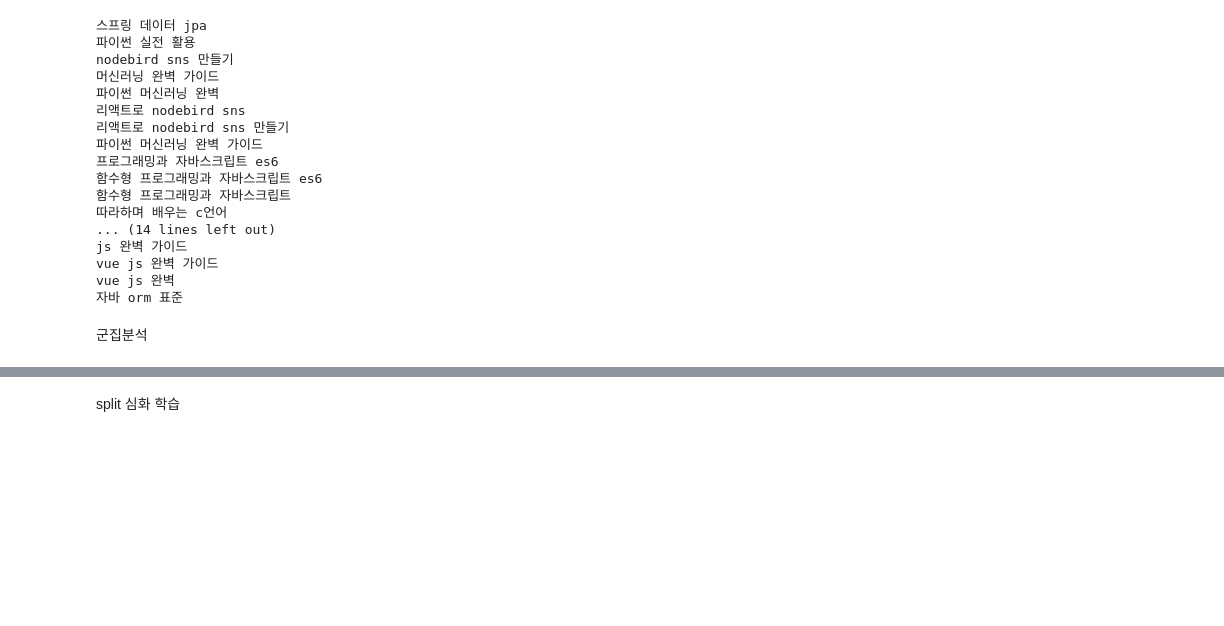
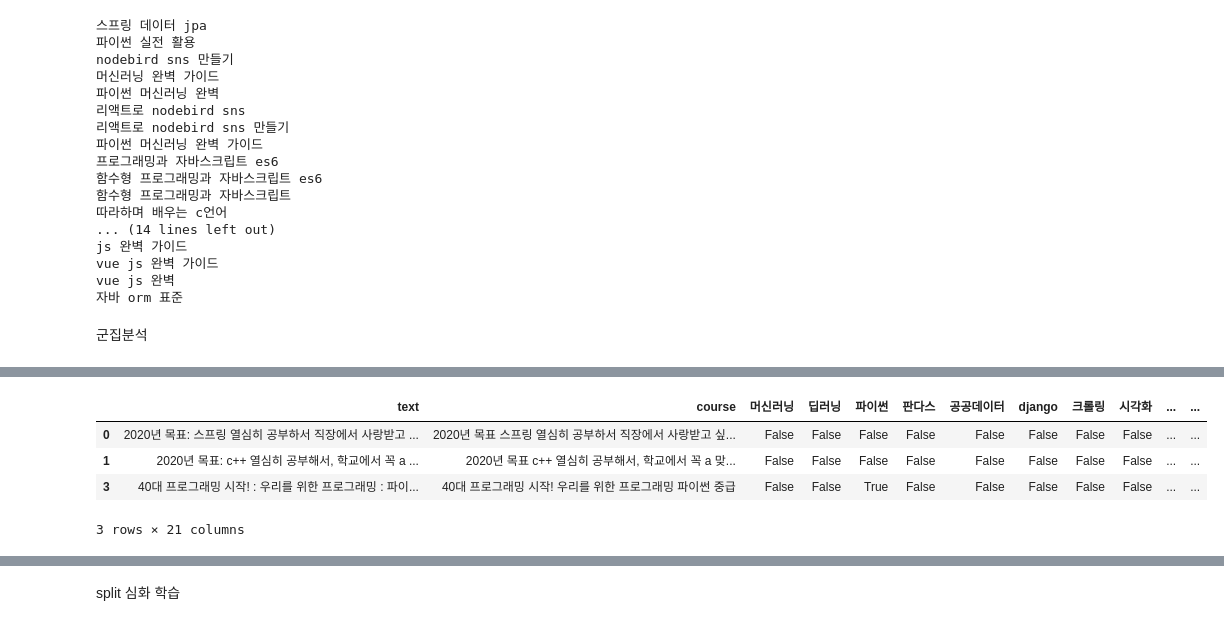
Before and after one commit to Kkimjiwoo/data_analysis_study, a Jupyter notebook: 실습/목표_comment_데이터분석.ipynb, the cells around one changed output, grey strips where cells are left out. Drawn from its saved outputs; the diff is of its cells as text; code cells hidden in the pictures; blank space fills up the shorter version.

```diff
--- a/실습/목표_comment_데이터분석.ipynb
+++ b/실습/목표_comment_데이터분석.ipynb
@@ -729,0 +927,8 @@ df.head()
+# %%
+df.head(3)
+# %% [output]
+|  | text | course | 머신러닝 | 딥러닝 | 파이썬 | 판다스 | 공공데이터 | django | 크롤링 | 시각화 | ... | ... |
+| 0 | 2020년 목표: 스프링 열심히 공부하서 직장에서 사랑받고 ... | 2020년 목표 스프링 열심히 공부하서 직장에서 사랑받고 싶... | False | False | False | False | False | False | False | False | ... | ... |
+| 1 | 2020년 목표: c++ 열심히 공부해서, 학교에서 꼭 a ... | 2020년 목표 c++ 열심히 공부해서, 학교에서 꼭 a 맞... | False | False | False | False | False | False | False | False | ... | ... |
+| 3 | 40대 프로그래밍 시작! : 우리를 위한 프로그래밍 : 파이... | 40대 프로그래밍 시작! 우리를 위한 프로그래밍 파이썬 중급 | False | False | True | False | False | False | False | False | ... | ... |
+3 rows × 21 columns
```
Also changed, not shown: parts of 24 cells of this notebook.
